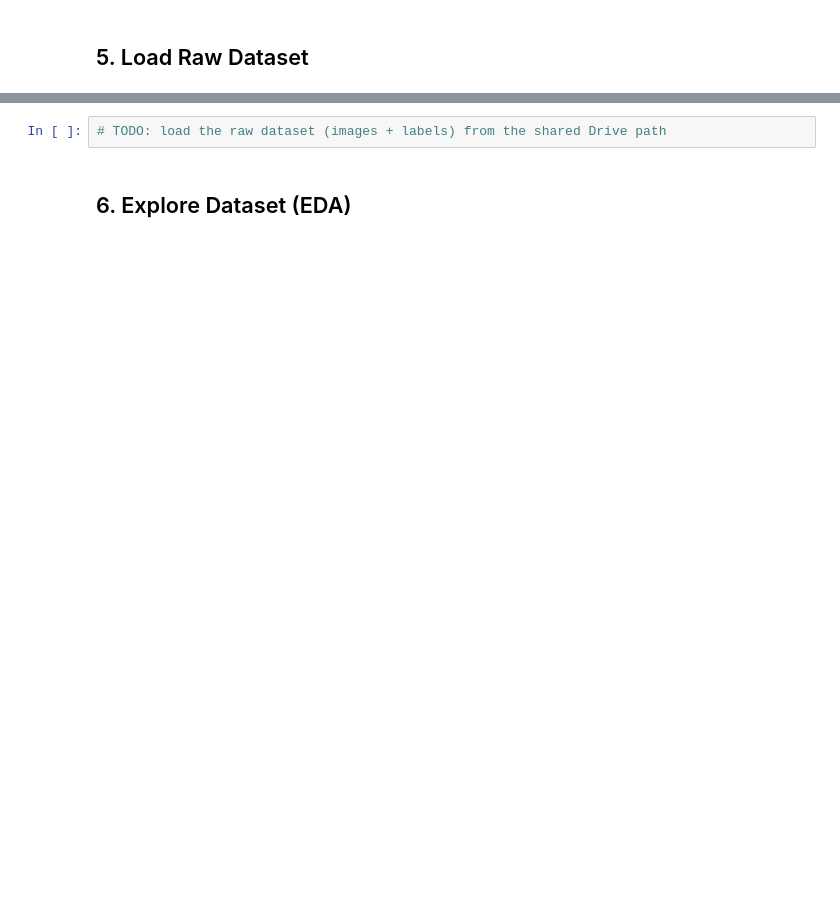
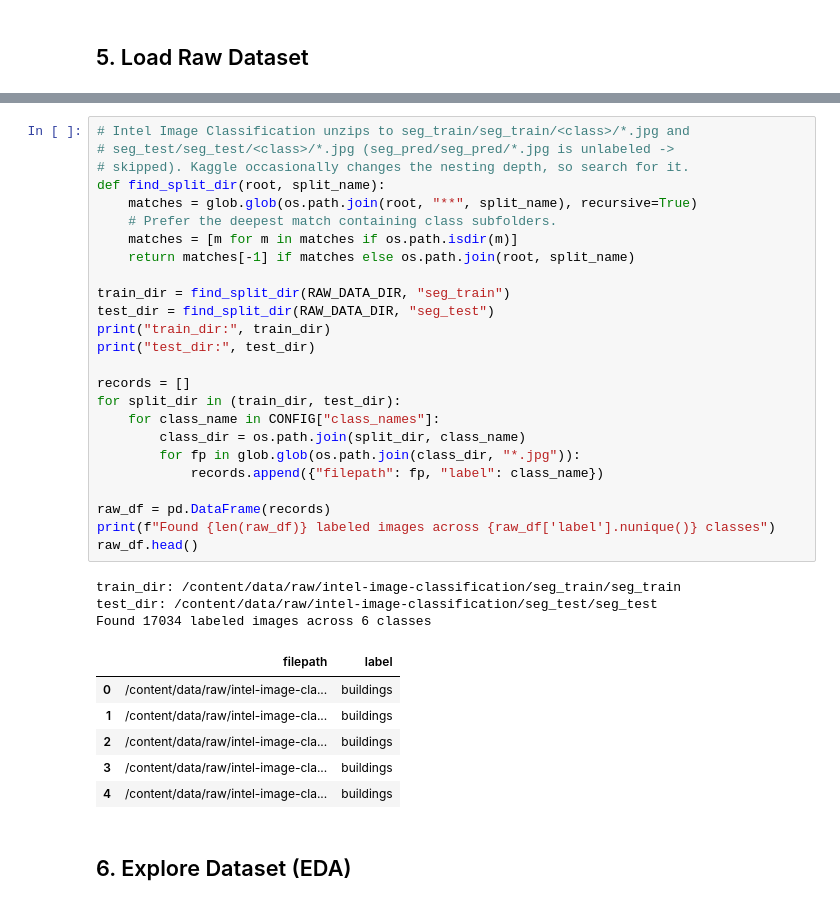
Before and after one commit to ChamoDa01/EN3150-A03-Resource-Constrained-CNN, a Jupyter notebook: notebooks/01_data_preparation.ipynb, the cells around one changed output, grey strips where cells are left out. Saved outputs shown, nothing was run; the diff lists cells and outputs as text; blank space fills up the shorter version.

Commit message:
data_preparation  and sota_mobilenet

```diff
--- a/notebooks/01_data_preparation.ipynb
+++ b/notebooks/01_data_preparation.ipynb
@@ -54,5 +176,38 @@ TODO: dataset lives on the shared Google Drive (not downloaded to individual PCs
 # %%
-# TODO: load the raw dataset (images + labels) from the shared Drive path
+# Intel Image Classification unzips to seg_train/seg_train/<class>/*.jpg and
+# seg_test/seg_test/<class>/*.jpg (seg_pred/seg_pred/*.jpg is unlabeled ->
+# skipped). Kaggle occasionally changes the nesting depth, so search for it.
+def find_split_dir(root, split_name):
+    matches = glob.glob(os.path.join(root, "**", split_name), recursive=True)
+    # Prefer the deepest match containing class subfolders.
+    matches = [m for m in matches if os.path.isdir(m)]
+    return matches[-1] if matches else os.path.join(root, split_name)
+
+train_dir = find_split_dir(RAW_DATA_DIR, "seg_train")
+test_dir = find_split_dir(RAW_DATA_DIR, "seg_test")
+print("train_dir:", train_dir)
+print("test_dir:", test_dir)
+
+records = []
+for split_dir in (train_dir, test_dir):
+    for class_name in CONFIG["class_names"]:
+        class_dir = os.path.join(split_dir, class_name)
+        for fp in glob.glob(os.path.join(class_dir, "*.jpg")):
+            records.append({"filepath": fp, "label": class_name})
+
+raw_df = pd.DataFrame(records)
+print(f"Found {len(raw_df)} labeled images across {raw_df['label'].nunique()} classes")
+raw_df.head()
+# %% [output]
+train_dir: /content/data/raw/intel-image-classification/seg_train/seg_train
+test_dir: /content/data/raw/intel-image-classification/seg_test/seg_test
+Found 17034 labeled images across 6 classes
+|  | filepath | label |
+| 0 | /content/data/raw/intel-image-cla... | buildings |
+| 1 | /content/data/raw/intel-image-cla... | buildings |
+| 2 | /content/data/raw/intel-image-cla... | buildings |
+| 3 | /content/data/raw/intel-image-cla... | buildings |
+| 4 | /content/data/raw/intel-image-cla... | buildings |
 # %% [markdown]
 ## 6. Explore Dataset (EDA)
 # %%
```
Also changed, not shown: parts of 18 cells of this notebook, 2 other files.
